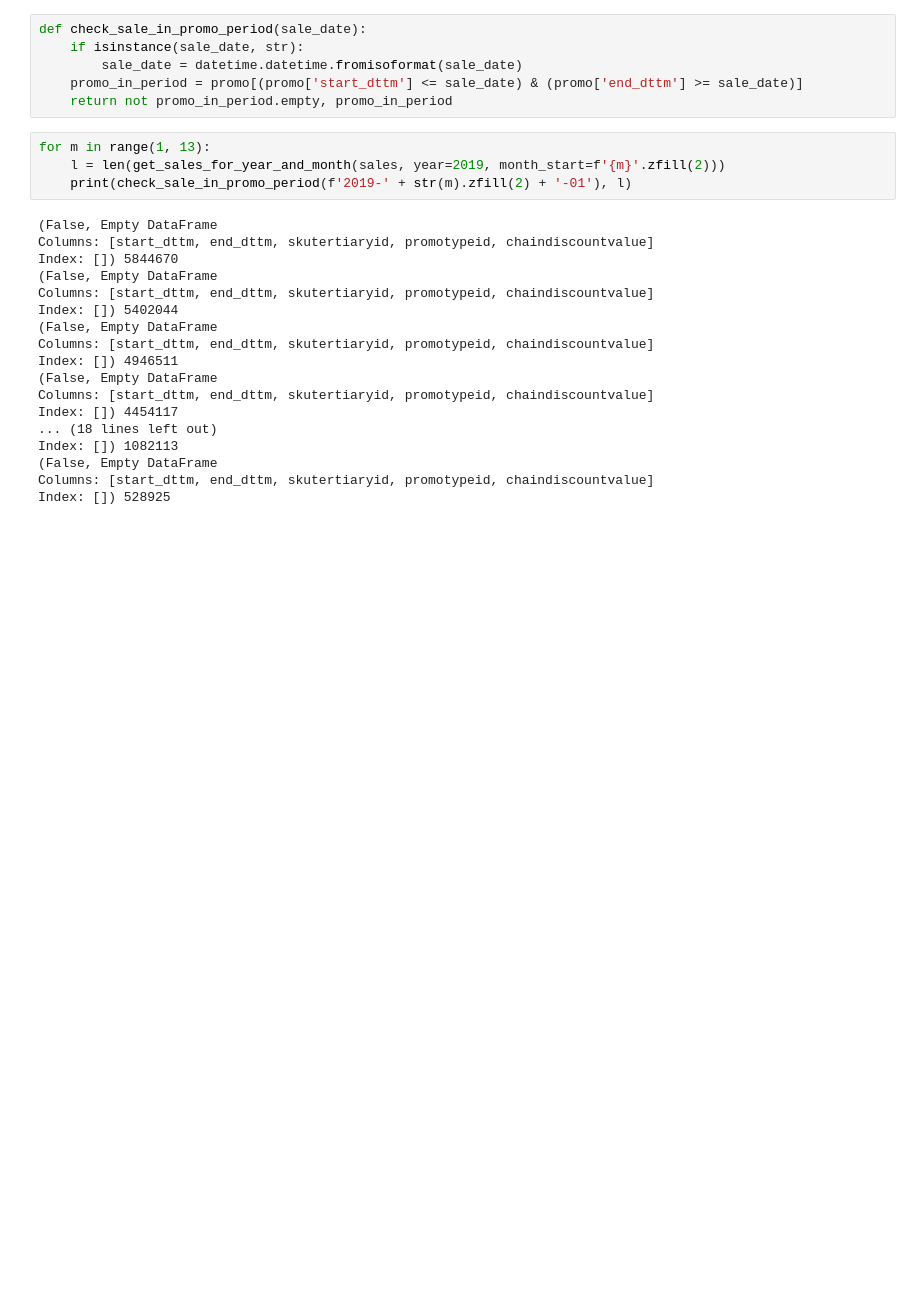
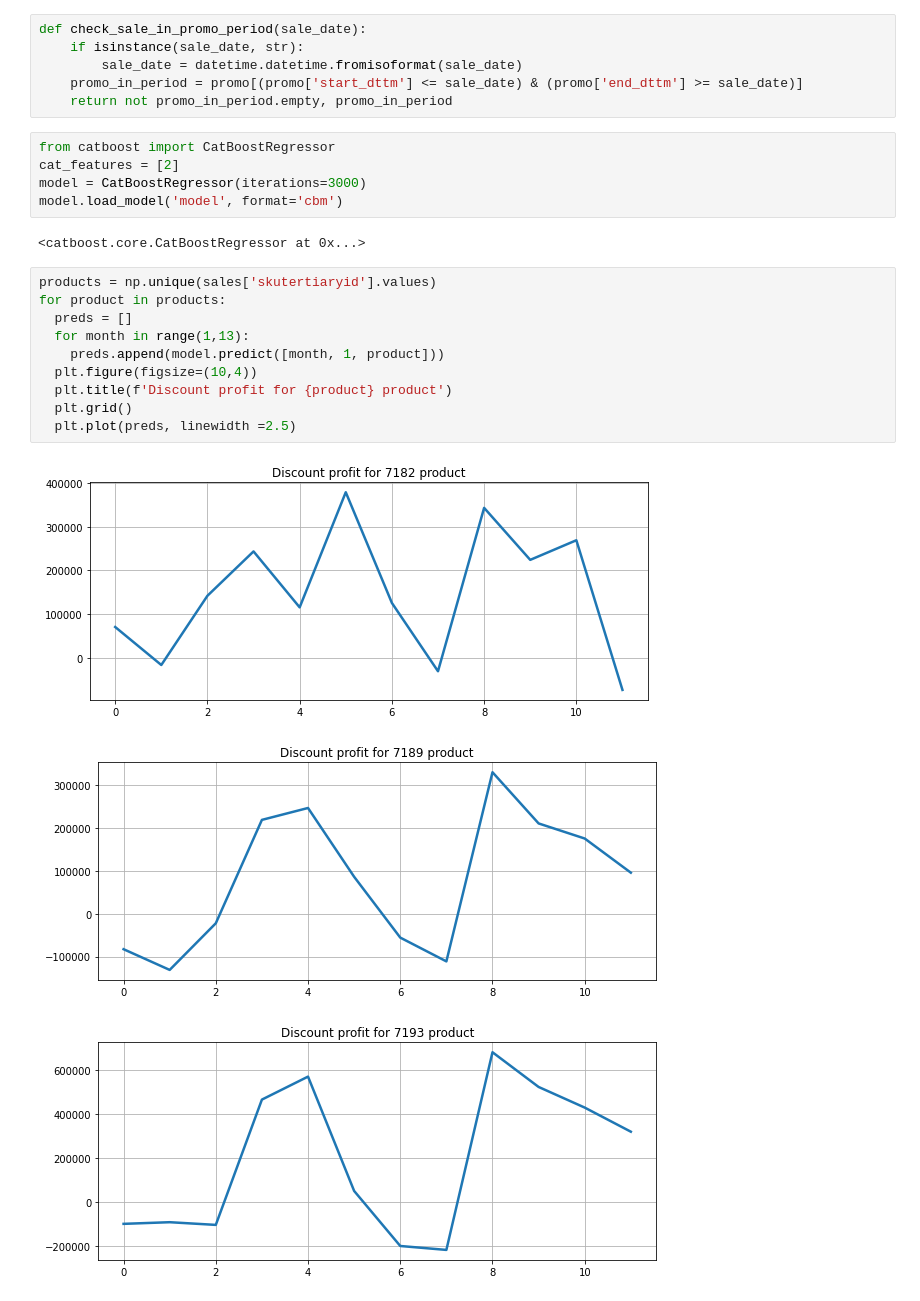
Before and after one commit to Ax0107/Hack.Genesis.Dantists, a Jupyter notebook: Попытки_осознания_данных.ipynb, the cells around one changed output. Drawn from its saved outputs; the diff is of its cells as text; blank space fills up the shorter version.

```diff
--- a/Попытки_осознания_данных.ipynb
+++ b/Попытки_осознания_данных.ipynb
@@ -202,24 +146,23 @@ def check_sale_in_promo_period(sale_date):
     promo_in_period = promo[(promo['start_dttm'] <= sale_date) & (promo['end_dttm'] >= sale_date)]
     return not promo_in_period.empty, promo_in_period
 # %%
-for m in range(1, 13):
-    l = len(get_sales_for_year_and_month(sales, year=2019, month_start=f'{m}'.zfill(2)))
-    print(check_sale_in_promo_period(f'2019-' + str(m).zfill(2) + '-01'), l)
+from catboost import CatBoostRegressor
+cat_features = [2]
+model = CatBoostRegressor(iterations=3000)
+model.load_model('model', format='cbm')
 # %% [output]
-(False, Empty DataFrame
-Columns: [start_dttm, end_dttm, skutertiaryid, promotypeid, chaindiscountvalue]
-Index: []) 5844670
-(False, Empty DataFrame
-Columns: [start_dttm, end_dttm, skutertiaryid, promotypeid, chaindiscountvalue]
-Index: []) 5402044
-(False, Empty DataFrame
-Columns: [start_dttm, end_dttm, skutertiaryid, promotypeid, chaindiscountvalue]
-Index: []) 4946511
-(False, Empty DataFrame
-Columns: [start_dttm, end_dttm, skutertiaryid, promotypeid, chaindiscountvalue]
-Index: []) 4454117
-... (18 lines left out)
-Index: []) 1082113
-(False, Empty DataFrame
-Columns: [start_dttm, end_dttm, skutertiaryid, promotypeid, chaindiscountvalue]
-Index: []) 528925
+<catboost.core.CatBoostRegressor at 0x...>
+# %%
+products = np.unique(sales['skutertiaryid'].values)
+for product in products:
+  preds = []
+  for month in range(1,13):
+    preds.append(model.predict([month, 1, product]))
+  plt.figure(figsize=(10,4))
+  plt.title(f'Discount profit for {product} product')
+  plt.grid()
+  plt.plot(preds, linewidth =2.5)
+# %% [output]
+[figure, added]
+[figure, added]
+[figure, added]
```
Also changed, not shown: parts of 9 cells of this notebook, 5 other files.
